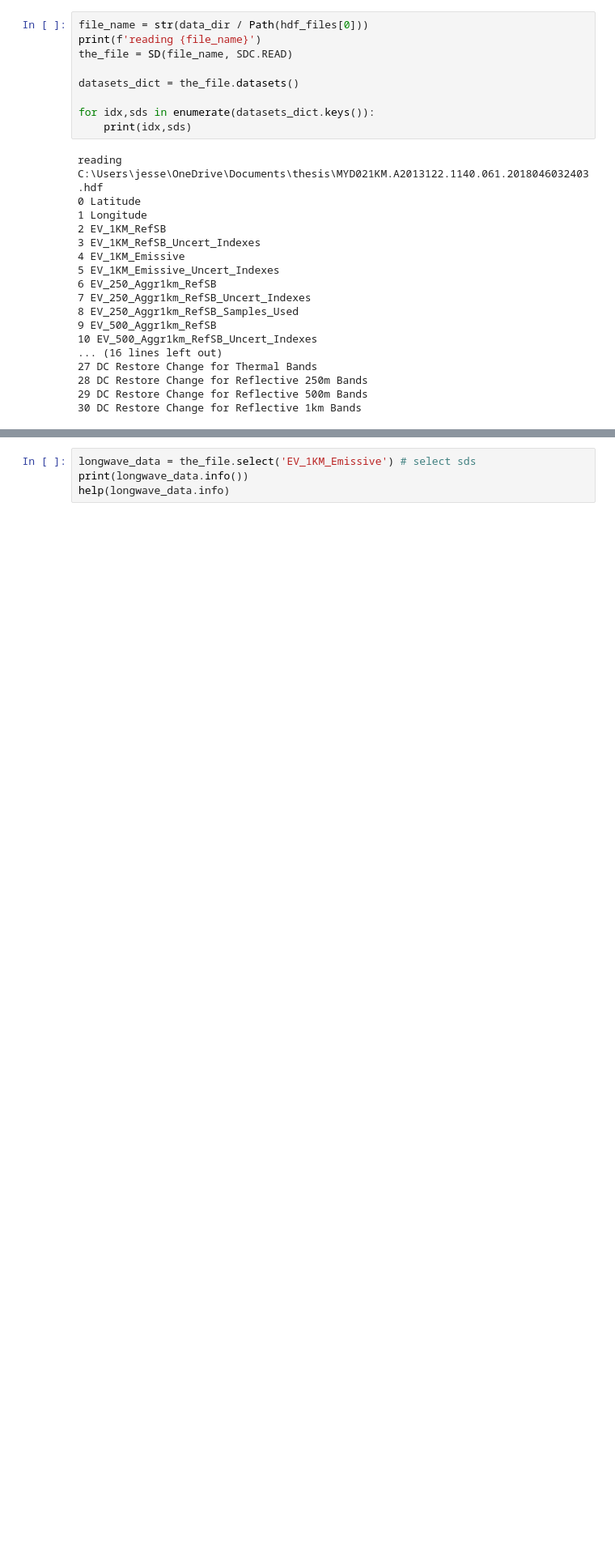
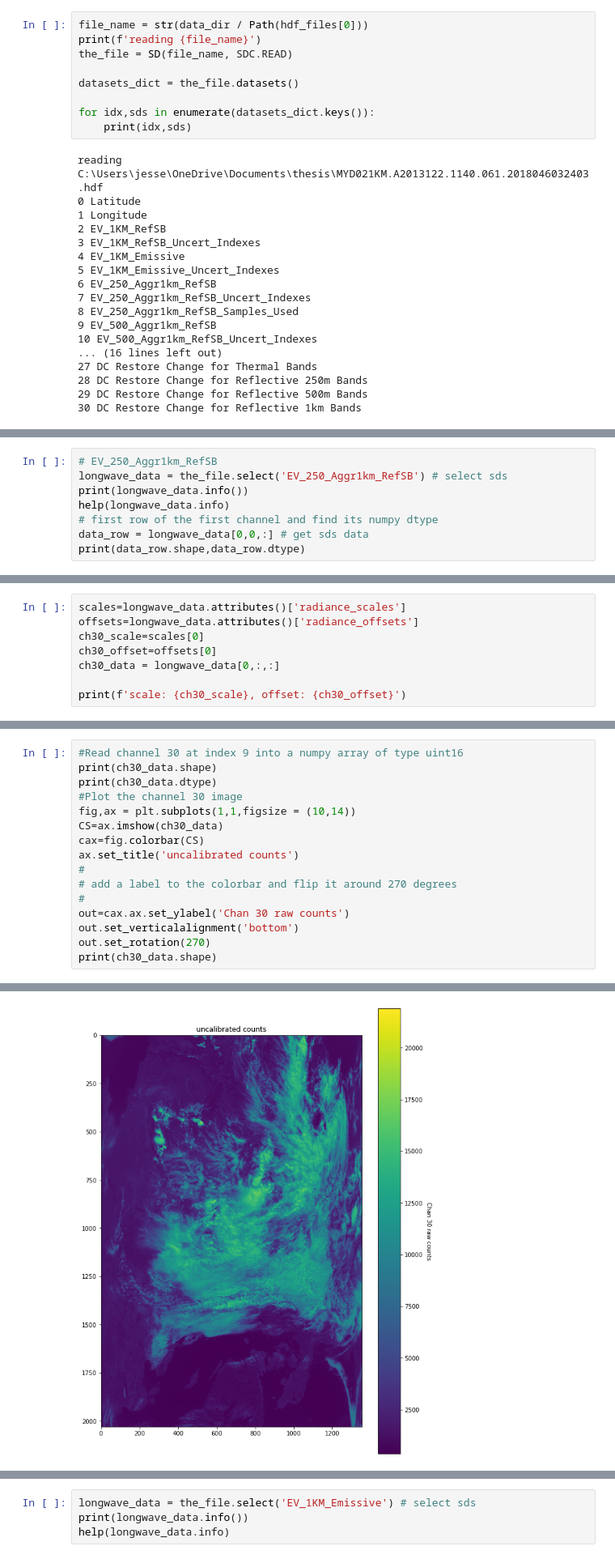
Before and after one commit to jesseniagonzalezv/ICON_RTTOV, a Jupyter notebook: code_test/Modis.ipynb, the cells around one changed output, grey strips where cells are left out. Shown at 81% size. Drawn from its saved outputs; the diff is of its cells as text; blank space fills up the shorter version.

```diff
--- a/code_test/Modis.ipynb
+++ b/code_test/Modis.ipynb
@@ -47,0 +50,8 @@ reading C:\Users\jesse\OneDrive\Documents\thesis\MYD021KM.A2013122.1140.061.2018
+# %%
+# EV_250_Aggr1km_RefSB
+longwave_data = the_file.select('EV_250_Aggr1km_RefSB') # select sds
+print(longwave_data.info())
+help(longwave_data.info)
+# first row of the first channel and find its numpy dtype
+data_row = longwave_data[0,0,:] # get sds data
+print(data_row.shape,data_row.dtype)
@@ -47,0 +119,8 @@ reading C:\Users\jesse\OneDrive\Documents\thesis\MYD021KM.A2013122.1140.061.2018
+# %%
+scales=longwave_data.attributes()['radiance_scales']
+offsets=longwave_data.attributes()['radiance_offsets']
+ch30_scale=scales[0]
+ch30_offset=offsets[0]
+ch30_data = longwave_data[0,:,:]
+
+print(f'scale: {ch30_scale}, offset: {ch30_offset}')
@@ -47,0 +129,17 @@ reading C:\Users\jesse\OneDrive\Documents\thesis\MYD021KM.A2013122.1140.061.2018
+# %%
+#Read channel 30 at index 9 into a numpy array of type uint16
+print(ch30_data.shape)
+print(ch30_data.dtype)
+#Plot the channel 30 image
+fig,ax = plt.subplots(1,1,figsize = (10,14))
+CS=ax.imshow(ch30_data)
+cax=fig.colorbar(CS)
+ax.set_title('uncalibrated counts')
+#
+# add a label to the colorbar and flip it around 270 degrees
+#
+out=cax.ax.set_ylabel('Chan 30 raw counts')
+out.set_verticalalignment('bottom')
+out.set_rotation(270)
+print(ch30_data.shape)
+# %% [output]
@@ -47,0 +149 @@ reading C:\Users\jesse\OneDrive\Documents\thesis\MYD021KM.A2013122.1140.061.2018
+[figure, added]
```
Also changed, not shown: parts of 24 cells of this notebook.
